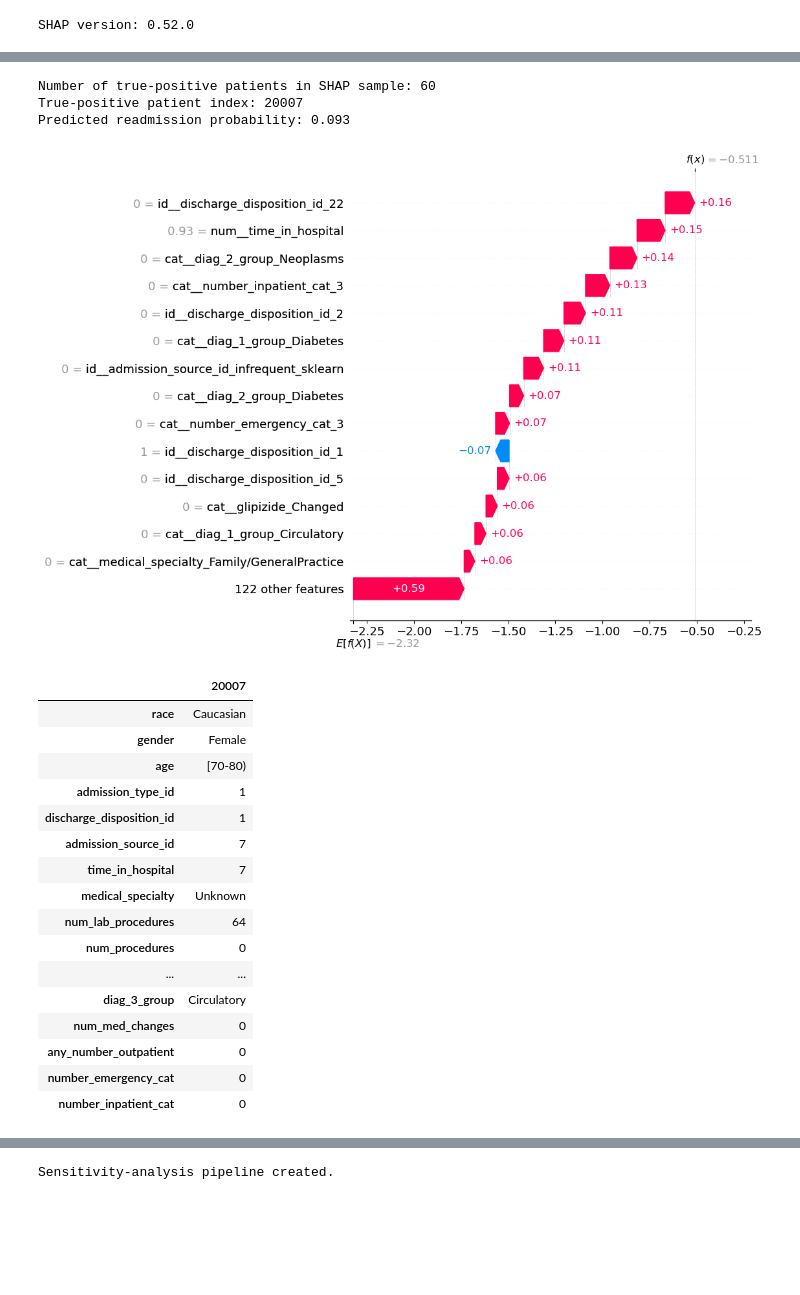
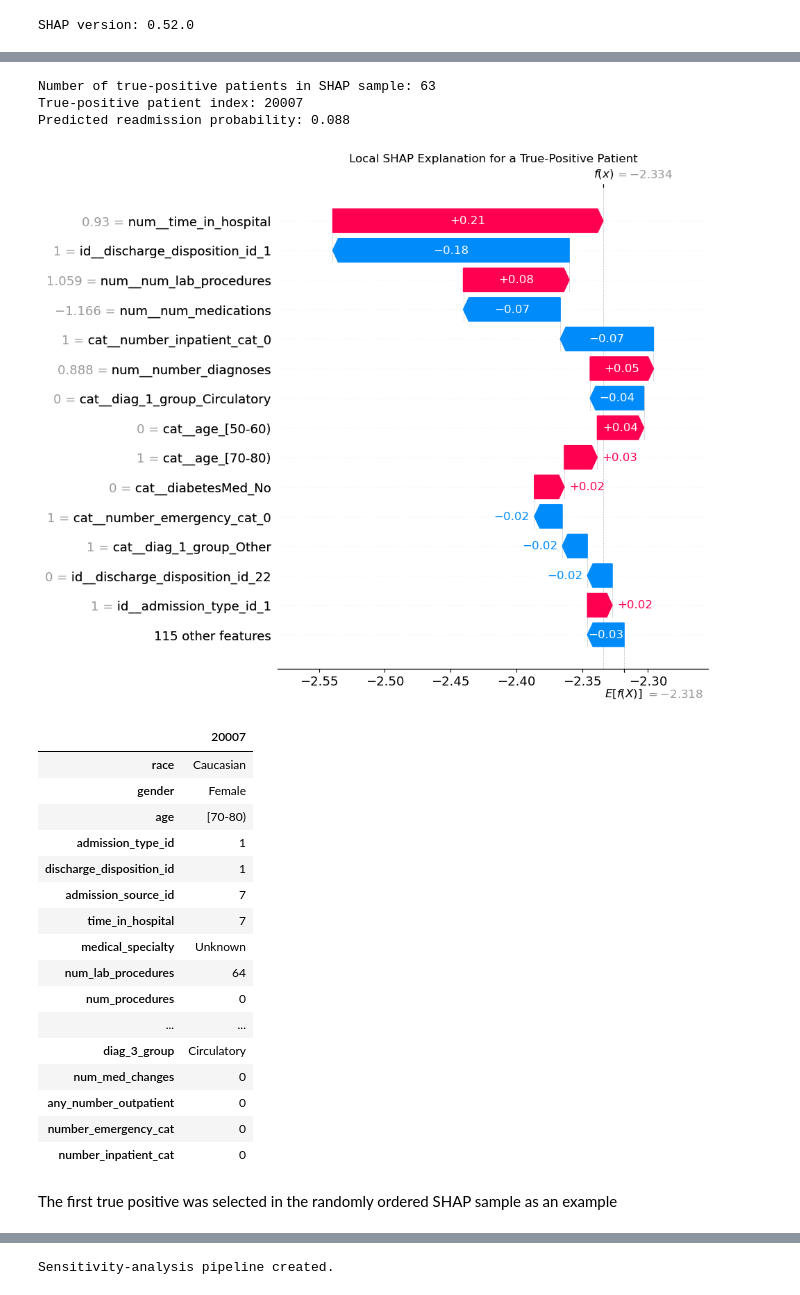
Before and after one commit to ran-kalamba/capstone-project, a Jupyter notebook: notebooks/diabetes_readmission_capstone.ipynb, the cells around one changed output, grey strips where cells are left out. Cells and saved outputs as stored; diff of their text form; code cells hidden in the pictures; blank space fills up the shorter version.

```diff
--- a/notebooks/diabetes_readmission_capstone.ipynb
+++ b/notebooks/diabetes_readmission_capstone.ipynb
@@ -2459,15 +2708,26 @@ SHAP sample shape: (1000, 136)
 # %%
 #STAGE 12.4 - CALCULATE SHAP VALUES
 
-explainer = shap.TreeExplainer(final_xgb_model) #TreeExplainer is designed for tree-based models such as XGBoost
+explainer = shap.TreeExplainer(final_xgb_model)
 
-#XGBoost rejects characters like ) when the transformed data is passed back as a pandas DataFrame with column names.
-#so we pass transformed data to SHAP as a numpy array, then attach the original feature names after
+#Calculate contributions using the same representation that the fitted pipeline passes to XGBoost
+raw_shap_values = explainer(X_shap_model)
 
-shap_values = explainer(X_shap_df.to_numpy())
-shap_values.feature_names = [str(x) for x in feature_names] #Add original transformed feature names back for SHAP plots
+# Rebuild the Explanation with dense display data and meaningful transformed feature names
+shap_values = shap.Explanation(
+    values=raw_shap_values.values,
+    base_values=raw_shap_values.base_values,
+    data=X_shap_display,
+    feature_names=[
+        str(name)
+        for name in feature_names
+    ]
+)
 
 print("SHAP values calculated.")
-print("SHAP value matrix shape:", shap_values.values.shape)
+print(
+    "SHAP value matrix shape:",
+    shap_values.values.shape
+)
 # %% [output]
 SHAP values calculated.
@@ -2585,47 +2956,46 @@ display(patient_original_values.T)
 | number_emergency_cat | 0 |
 | number_inpatient_cat | 0 |
 # %%
-#STAGE 12.9 - use a true-positive patient for local explanation
+#STAGE 12.9 -LOCAL SHAP EXPLANATION FOR A TRUE-POSITIVE PATIENT
 
 #Align true outcomes with SHAP sample
 y_shap = y_test.loc[X_shap_original.index]
 
-shap_pred = (
-    shap_sample_proba >= final_threshold
-).astype(int)
+shap_pred = (shap_sample_proba >= final_threshold).astype(int)
 
 #True positive = actual readmission AND predicted readmission
 true_positive_positions = np.where(
     (y_shap.to_numpy() == 1) &
     (shap_pred == 1)
 )[0]
 
 print("Number of true-positive patients in SHAP sample:",
       len(true_positive_positions))
 
 if len(true_positive_positions) > 0:
     tp_position = true_positive_positions[0]
     tp_index = X_shap_original.index[tp_position]
 
     print("True-positive patient index:", tp_index)
     print(
         "Predicted readmission probability:",
         round(shap_sample_proba[tp_position], 3)
     )
 
     shap.plots.waterfall(
         shap_values[tp_position],
-        max_display=15
+        max_display=15,
+        show=False
     )
-
+    plt.title("Local SHAP Explanation for a True-Positive Patient")
+    #plt.savefig("local_SHAP_truepositivepatient.png", dpi=300, bbox_inches="tight")
     plt.show()
-
     display(X_test.loc[[tp_index]].T)
 # %% [output]
-Number of true-positive patients in SHAP sample: 60
+Number of true-positive patients in SHAP sample: 63
 True-positive patient index: 20007
-Predicted readmission probability: 0.093
+Predicted readmission probability: 0.088
-[figure, old version]
+[figure, new version]
 |  | 20007 |
 | race | Caucasian |
 | gender | Female |
@@ -2643,6 +3013,8 @@ Predicted readmission probability: 0.093
 | any_number_outpatient | 0 |
 | number_emergency_cat | 0 |
 | number_inpatient_cat | 0 |
+# %% [markdown]
+The first true positive was selected in the randomly ordered SHAP sample as an example
 # %% [markdown]
 ### Partial Dependence Analysis
 
```
Also changed, not shown: parts of 73 cells of this notebook, 46 other files.
